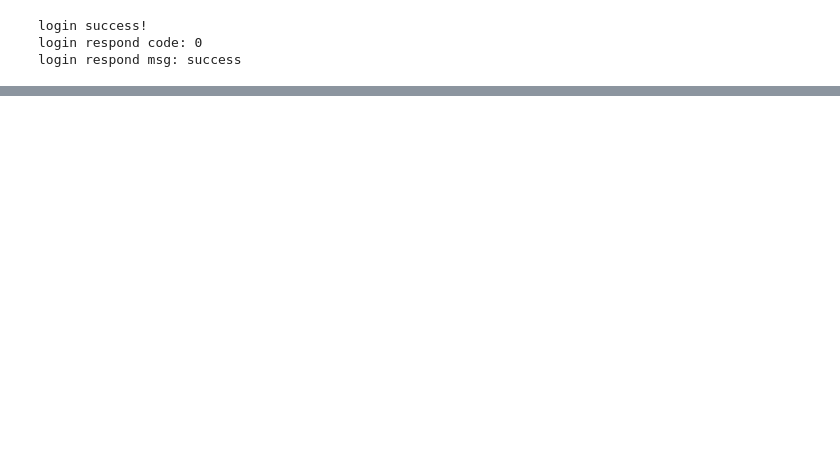
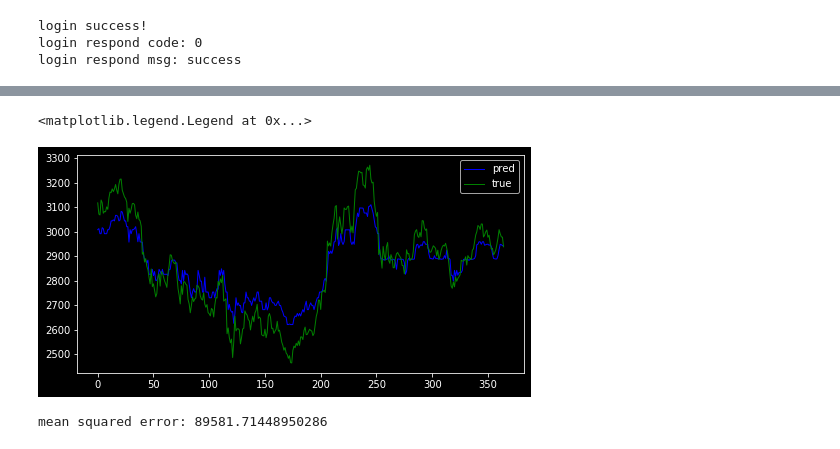
Before and after one commit to lonelyhentxi/workspace, a Jupyter notebook: data_ai/comp3035/forecast/forecast.ipynb, the cells around one changed output, grey strips where cells are left out. Cells and saved outputs as stored; diff of their text form; code cells hidden in the pictures; blank space fills up the shorter version.

Commit message:
feat(data_ai::comp3035): create k-line prediction task

```diff
--- a/data_ai/comp3035/forecast/forecast.ipynb
+++ b/data_ai/comp3035/forecast/forecast.ipynb
@@ -86,0 +122,11 @@ rs_ba.head()
+# %%
+label_columns = ['predict', 'trend']
+trend_column = 'trend'
+predict_column = 'predict'
+x_columns = list(set(dataset.columns.to_list())-set(label_columns))
+x_train, x_test, trend_train, trend_test = train_test_split(dataset[x_columns],dataset[trend_column], test_size=0.8, random_state=0)
+_, _, pred_train, pred_test = train_test_split(dataset[x_columns],dataset[predict_column], test_size=0.8, random_state=0)
+# %%
+scaler = StandardScaler().fit(x_train)
+x_train = scaler.transform(x_train)
+x_test = scaler.transform(x_test)
@@ -86,0 +149,16 @@ rs_ba.head()
+# %%
+import lightgbm as gbm
+train_data = gbm.Dataset(x_train, label=trend_train)
+validation_data = gbm.Dataset(x_test, label=trend_test)
+params={
+    'boosting_type': 'gbdt',
+    'learning_rate': 0.01,
+    'lambda_l1':0.1,
+    'lambda_l2':0.2,
+    'max_depth':4,
+    'inbalance':'true',
+    'objective': 'binary'
+}
+clf = gbm.train(params, train_data, valid_sets=[validation_data])
+trend_pred = clf.predict(x_test)>=0.5
+print(classification_report(trend_test, trend_pred))
@@ -86,0 +183,25 @@ rs_ba.head()
+# %%
+from matplotlib import pyplot as plt
+points = 365
+train_reg_data = gbm.Dataset(x_train, label=pred_train)
+validation_reg_data = gbm.Dataset(x_test, label=pred_test)
+params = {
+    'boosting_type': 'gbdt',
+    'learning_rate': 0.01,
+}
+clf = gbm.train(params,train_reg_data, valid_sets=[validation_reg_data])
+pred_pred = clf.predict(x_test)
+plt.figure(figsize=(8,4))
+preds = clf.predict(scaler.transform(dataset[x_columns]))
+trues = dataset[predict_column].tolist()
+plt.plot(range(points),preds[-points:],'b-',label='pred',linewidth=1)
+plt.plot(range(points),trues[-points:],'g-',label='true', linewidth=1)
+plt.legend()
+# %% [output]
+<matplotlib.legend.Legend at 0x...>
+[figure, added]
+# %%
+from sklearn.metrics import mean_squared_error
+print(f"mean squared error: {mean_squared_error(preds, trues)}")
+# %% [output]
+mean squared error: 89581.71448950286
```
Also changed, not shown: parts of 12 cells of this notebook, 3 other files.
